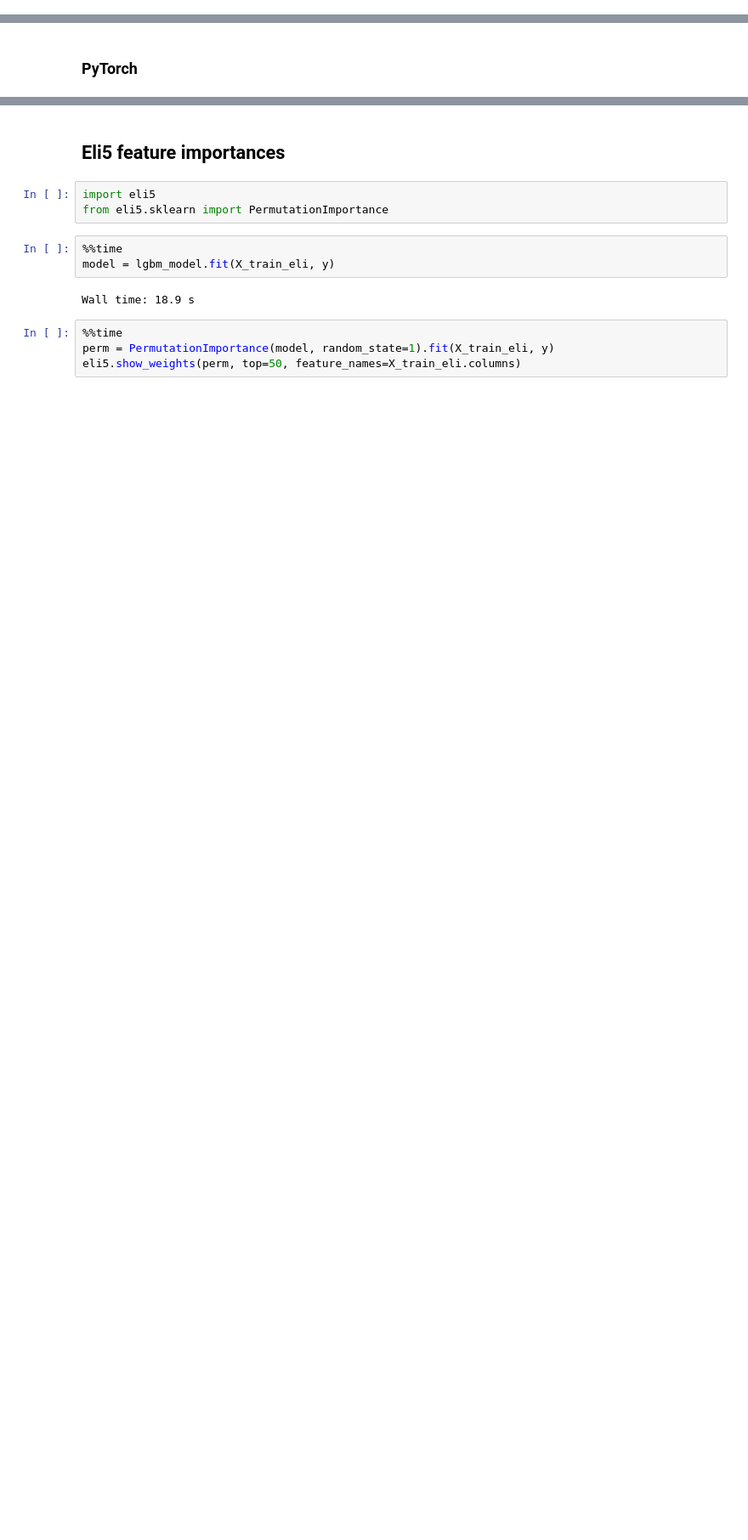
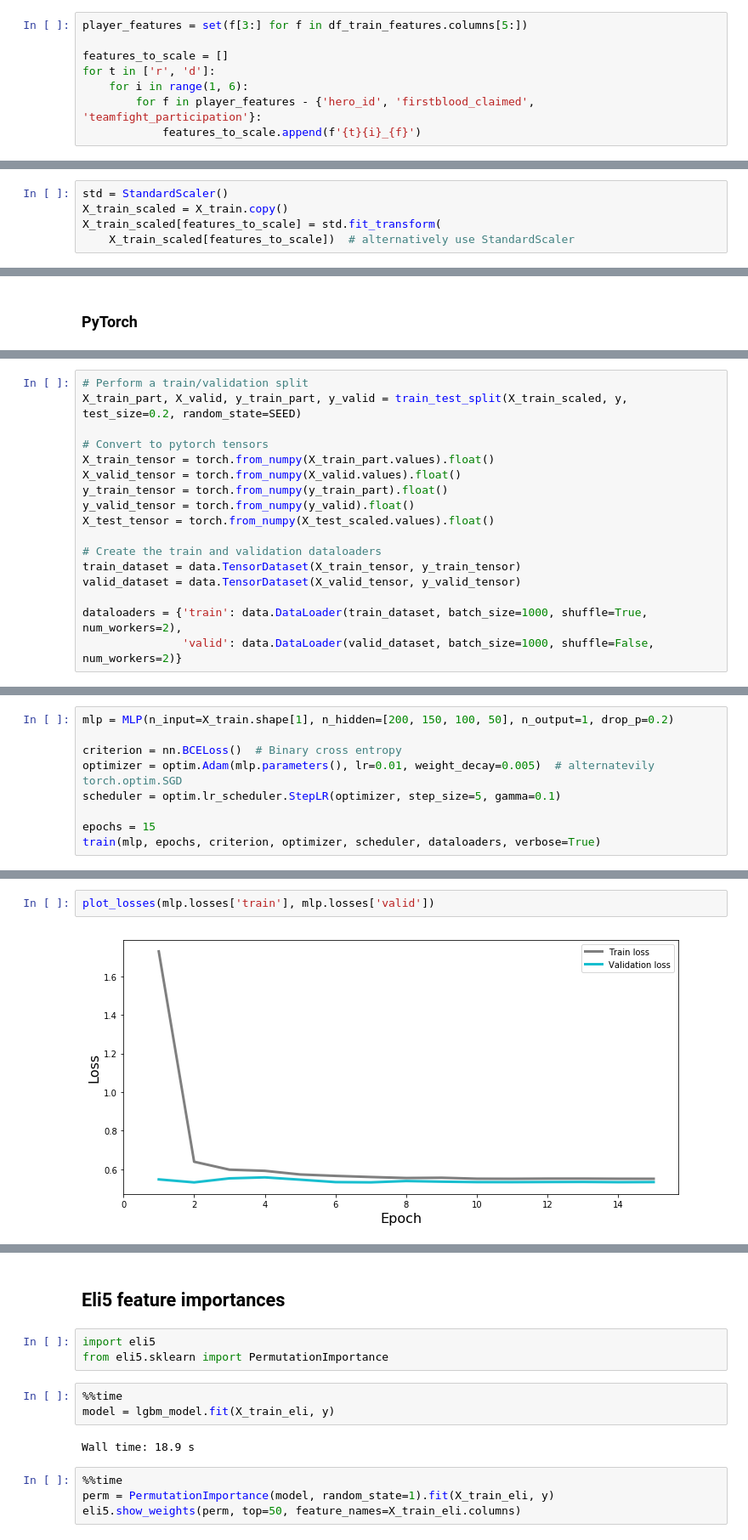
Before and after one commit to Dmitry513/Dota2, a Jupyter notebook: Dota2.ipynb, the cells around one changed output, grey strips where cells are left out. Shown at 85% size. Saved outputs shown, nothing was run; the diff lists cells and outputs as text; blank space fills up the shorter version.

Commit message:
pytorch

```diff
--- a/Dota2.ipynb
+++ b/Dota2.ipynb
@@ -344,3 +405,11 @@ MetricVisualizer(layout=Layout(align_self='stretch', height='500px'))
 [interactive output not drawn]
 MetricVisualizer(layout=Layout(align_self='stretch', height='500px'))
 <catboost.core.CatBoostClassifier at 0x...>
+# %%
+player_features = set(f[3:] for f in df_train_features.columns[5:])
+
+features_to_scale = []
+for t in ['r', 'd']:
+    for i in range(1, 6):
+        for f in player_features - {'hero_id', 'firstblood_claimed', 'teamfight_participation'}:
+            features_to_scale.append(f'{t}{i}_{f}')
@@ -346,0 +418,5 @@ MetricVisualizer(layout=Layout(align_self='stretch', height='500px'))
+# %%
+std = StandardScaler()
+X_train_scaled = X_train.copy()
+X_train_scaled[features_to_scale] = std.fit_transform(
+    X_train_scaled[features_to_scale])  # alternatively use StandardScaler
@@ -361,0 +579,17 @@ list(X_train_eli.columns).index('max_kills_diff')
+# %%
+# Perform a train/validation split
+X_train_part, X_valid, y_train_part, y_valid = train_test_split(X_train_scaled, y, test_size=0.2, random_state=SEED)
+
+# Convert to pytorch tensors
+X_train_tensor = torch.from_numpy(X_train_part.values).float()
+X_valid_tensor = torch.from_numpy(X_valid.values).float()
+y_train_tensor = torch.from_numpy(y_train_part).float()
+y_valid_tensor = torch.from_numpy(y_valid).float()
+X_test_tensor = torch.from_numpy(X_test_scaled.values).float()
+
+# Create the train and validation dataloaders
+train_dataset = data.TensorDataset(X_train_tensor, y_train_tensor)
+valid_dataset = data.TensorDataset(X_valid_tensor, y_valid_tensor)
+
+dataloaders = {'train': data.DataLoader(train_dataset, batch_size=1000, shuffle=True, num_workers=2),
+               'valid': data.DataLoader(valid_dataset, batch_size=1000, shuffle=False, num_workers=2)}
@@ -361,0 +602,9 @@ list(X_train_eli.columns).index('max_kills_diff')
+# %%
+mlp = MLP(n_input=X_train.shape[1], n_hidden=[200, 150, 100, 50], n_output=1, drop_p=0.2)
+
+criterion = nn.BCELoss()  # Binary cross entropy
+optimizer = optim.Adam(mlp.parameters(), lr=0.01, weight_decay=0.005)  # alternatevily torch.optim.SGD
+scheduler = optim.lr_scheduler.StepLR(optimizer, step_size=5, gamma=0.1)
+
+epochs = 15
+train(mlp, epochs, criterion, optimizer, scheduler, dataloaders, verbose=True)
@@ -361,0 +639,4 @@ list(X_train_eli.columns).index('max_kills_diff')
+# %%
+plot_losses(mlp.losses['train'], mlp.losses['valid'])
+# %% [output]
+[figure, added]
```
Also changed, not shown: parts of 30 cells of this notebook.
